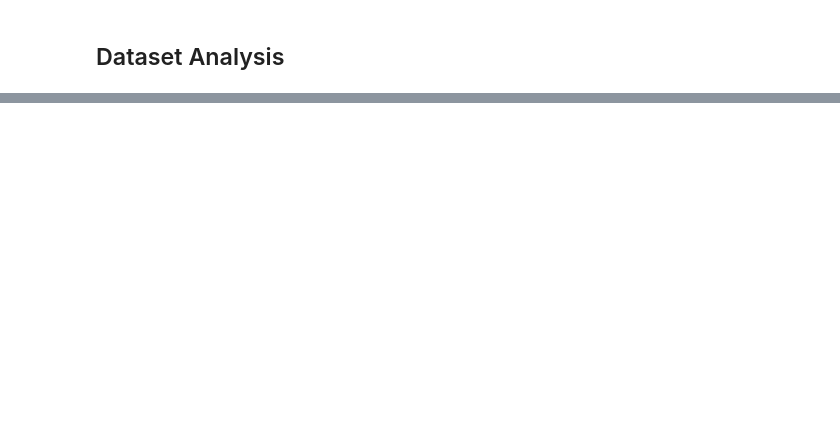
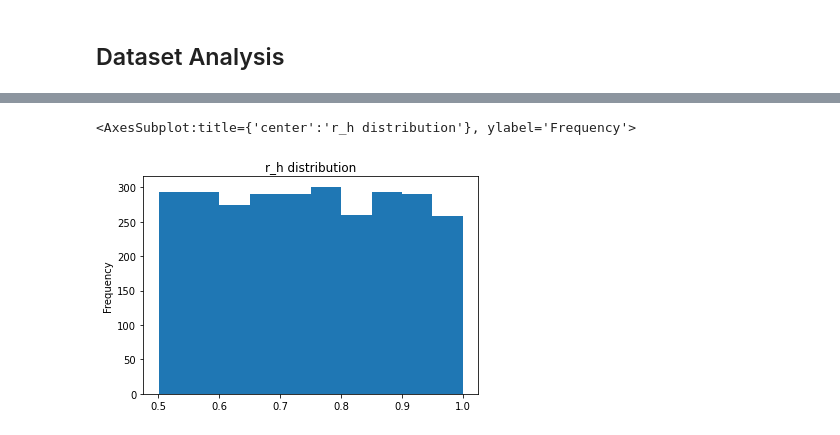
Before and after one commit to TeleMidia/faces360, a Jupyter notebook: ipynb/dataset360_analysis.ipynb, the cells around one changed output, grey strips where cells are left out. Saved outputs shown, nothing was run; the diff lists cells and outputs as text; code cells hidden in the pictures; blank space fills up the shorter version.

```diff
--- a/ipynb/dataset360_analysis.ipynb
+++ b/ipynb/dataset360_analysis.ipynb
@@ -58,0 +80,5 @@ dataset360.to_pickle('../dataframes/dataset360.pkl')
+# %%
+dataset360.r_h.plot.hist(title = 'r_h distribution')
+# %% [output]
+<AxesSubplot:title={'center':'r_h distribution'}, ylabel='Frequency'>
+[figure, added]
```
Also changed, not shown: parts of 4 cells of this notebook.
